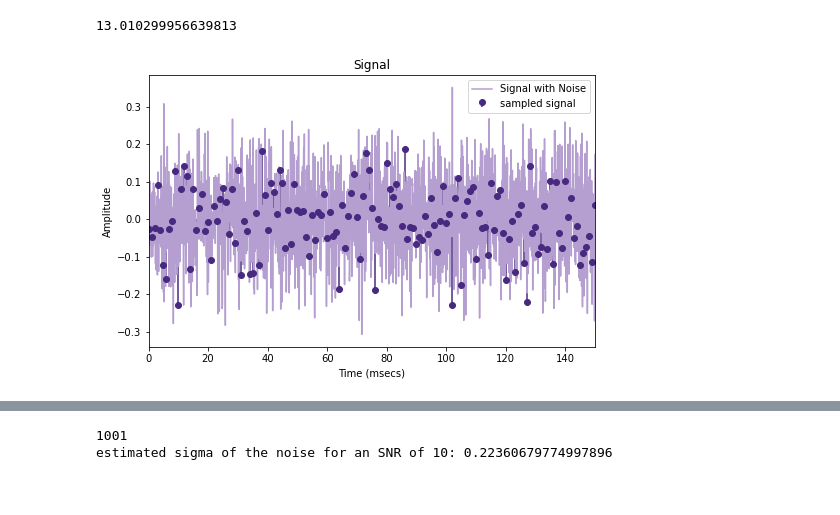
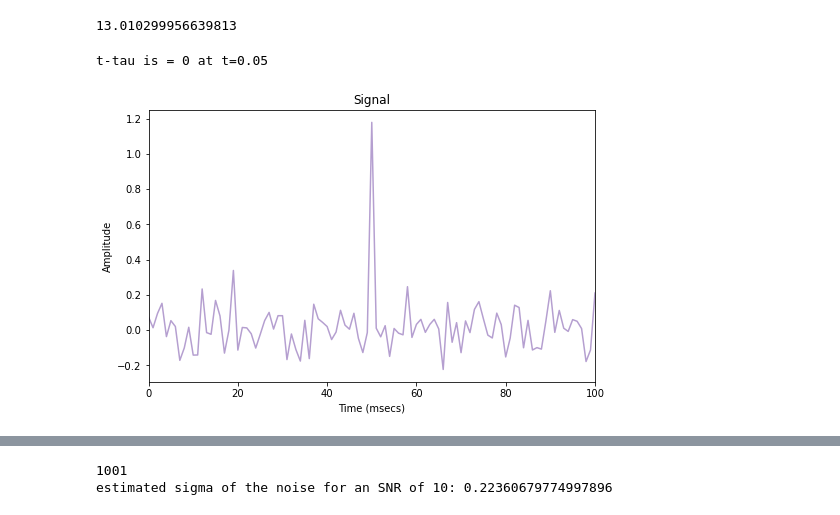
Before and after one commit to johnmays/CSDS_364_HW, a Jupyter notebook: A3/A3a/A3a_jkm100.ipynb, the cells around one changed output, grey strips where cells are left out. Cells and saved outputs as stored; diff of their text form; code cells hidden in the pictures.

```diff
--- a/A3/A3a/A3a_jkm100.ipynb
+++ b/A3/A3a/A3a_jkm100.ipynb
@@ -214,7 +221,8 @@ snr(Ps=20, Pn=1)
 13.010299956639813
 # %%
 plotsignal(g= lambda t: noisysignal(t, lambda x: delta(x, fs=1000),\
-    tau = 0.05, T=0.1, sigma=0.1), tlim=(0,0.150), show_sampled=True, fs=1000, tunits="msecs", tscale=10**3)
+    tau = 0.05, T=0.1, sigma=0.1), tlim=(0,0.100), show_sampled=False, plotfs=1000, tunits="msecs", tscale=10**3)
 # %% [output]
+t-tau is = 0 at t=0.05
-[figure, old version]
+[figure, new version]
 # %%
```
Also changed, not shown: parts of 22 cells of this notebook, 1 other file.
